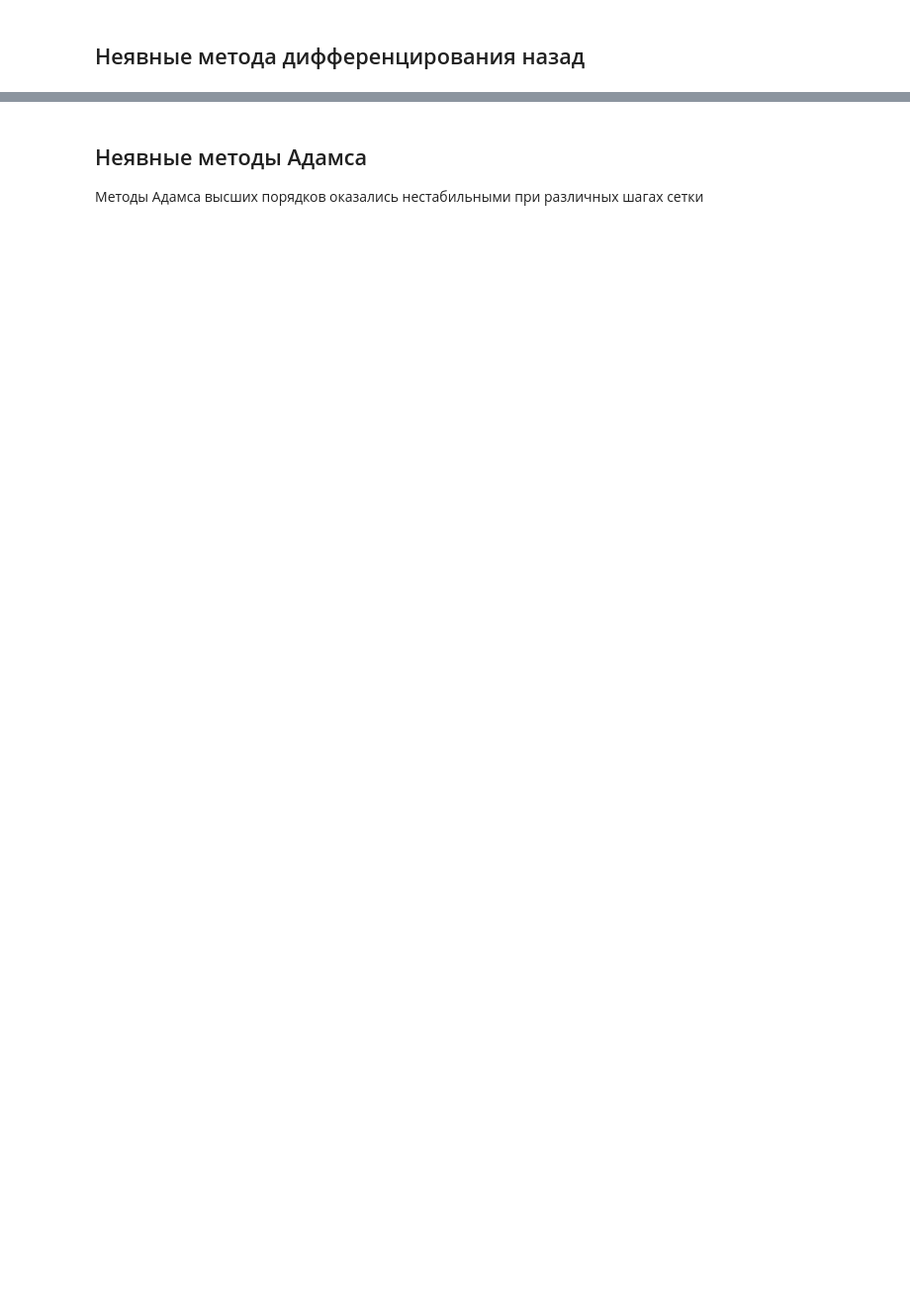
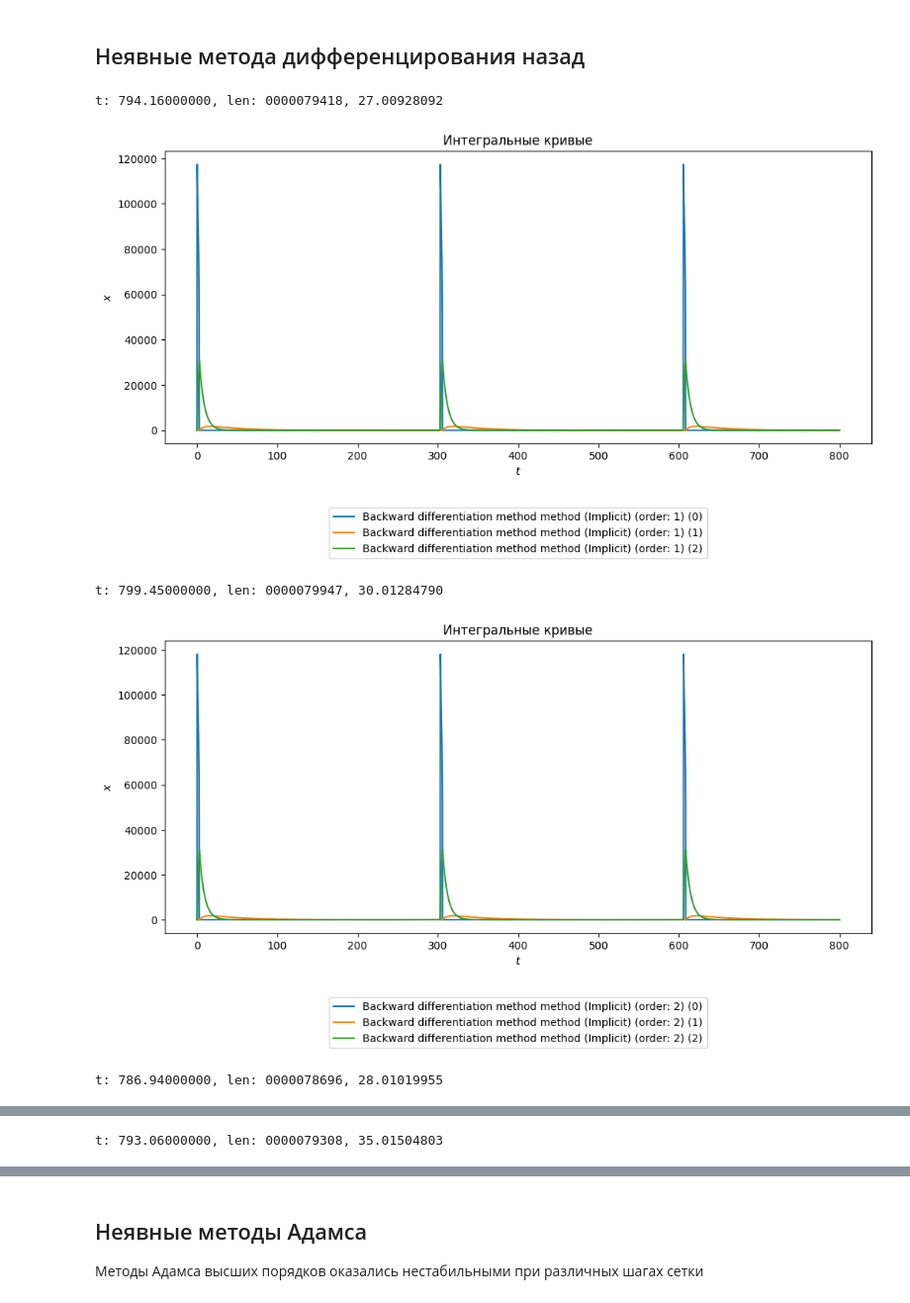
Before and after one commit to vlad-cool/MiptCompMath, a Jupyter notebook: task6_2.ipynb, the cells around one changed output, grey strips where cells are left out. Shown at 99% size. Drawn from its saved outputs; the diff is of its cells as text; code cells hidden in the pictures; blank space fills up the shorter version.

```diff
--- a/task6_2.ipynb
+++ b/task6_2.ipynb
@@ -132,7 +234,7 @@ if enabled:
 tau = 0.01
 t_stop = 800
 
-enabled = False
+enabled = True
 
 methods: list[solvers.BackwardDiffenetiationMethod] = []
 
@@ -145,30 +247,36 @@ methods.append(
 
 methods.append(
     solvers.BackwardDiffenetiationMethod(
         2,
         "Implicit"
     )
 )
 
 methods.append(
     solvers.BackwardDiffenetiationMethod(
         3,
         "Implicit"
     )
 )
 
 methods.append(
     solvers.BackwardDiffenetiationMethod(
         4,
         "Implicit"
     )
 )
 
 if enabled:
     for method in methods:
         tau = method.step or tau
         method = solvers.solve_backward_differentiation(f, t_start, t_stop, tau, x_0, method, print_progress=print_progress, include_every_n=int(0.01 / tau))
         if plot_single:
             plotters.plot_solutions([method], multidimensionals_solution=True)
 
     plotters.plot_solutions(methods, multidimensionals_solution=True)
+# %% [output]
+t: 794.16000000, len: 0000079418, 27.00928092
+[figure, added]
+t: 799.45000000, len: 0000079947, 30.01284790
+[figure, added]
+t: 786.94000000, len: 0000078696, 28.01019955
@@ -174,0 +284 @@ if enabled:
+t: 793.06000000, len: 0000079308, 35.01504803
```
Also changed, not shown: parts of 6 cells of this notebook.
